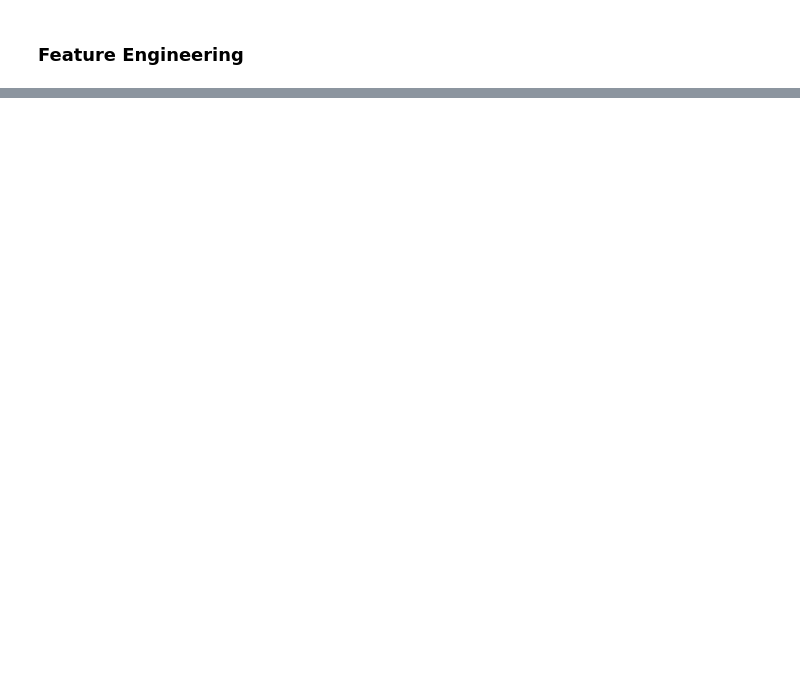
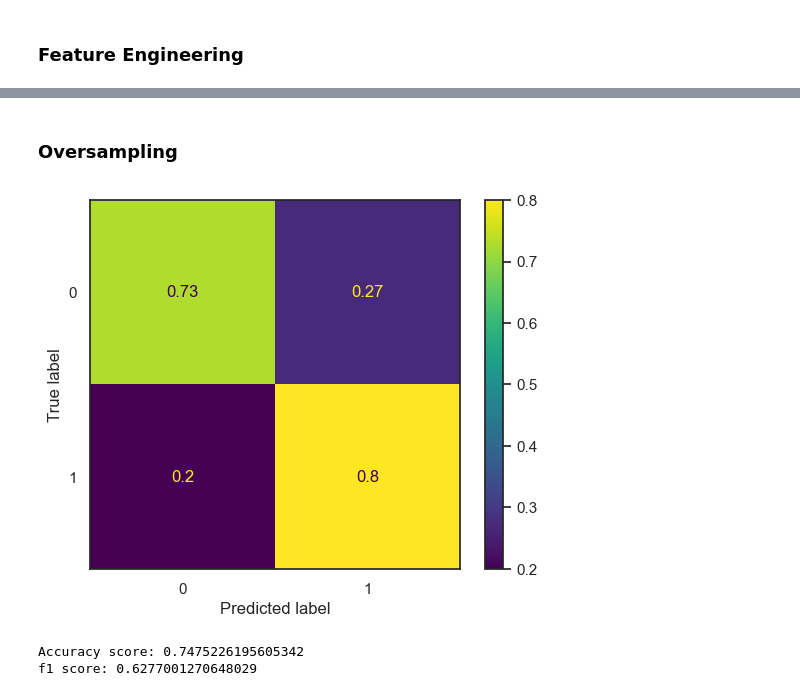
Before and after one commit to yash-jain7/Customer-Churn-Prediction, a Jupyter notebook: churn_prediction.ipynb, the cells around one changed output, grey strips where cells are left out. Drawn from its saved outputs; the diff is of its cells as text; code cells hidden in the pictures; blank space fills up the shorter version.

Commit message:
under and over sampling

```diff
--- a/churn_prediction.ipynb
+++ b/churn_prediction.ipynb
@@ -329,0 +294,3 @@ f1_score(y_test, y_pred)
+# %%
+ros = RandomOverSampler(random_state=0)
+X_over, y_over = ros.fit_resample(X_train, y_train)
@@ -329,0 +320,16 @@ f1_score(y_test, y_pred)
+# %% [markdown]
+### Oversampling
+# %%
+lr = LogisticRegression()
+lr.fit(X_over, y_over)
+y_pred = lr.predict(X_test)
+cm = confusion_matrix(y_test, y_pred, normalize = 'true')
+disp = ConfusionMatrixDisplay(cm)
+disp.plot()
+plt.show()
+print("Accuracy score:", accuracy_score(y_test, y_pred))
+print("f1 score:", f1_score(y_test, y_pred))
+# %% [output]
+[figure, added]
+Accuracy score: 0.7475226195605342
+f1 score: 0.6277001270648029
```
Also changed, not shown: parts of 32 cells of this notebook.
